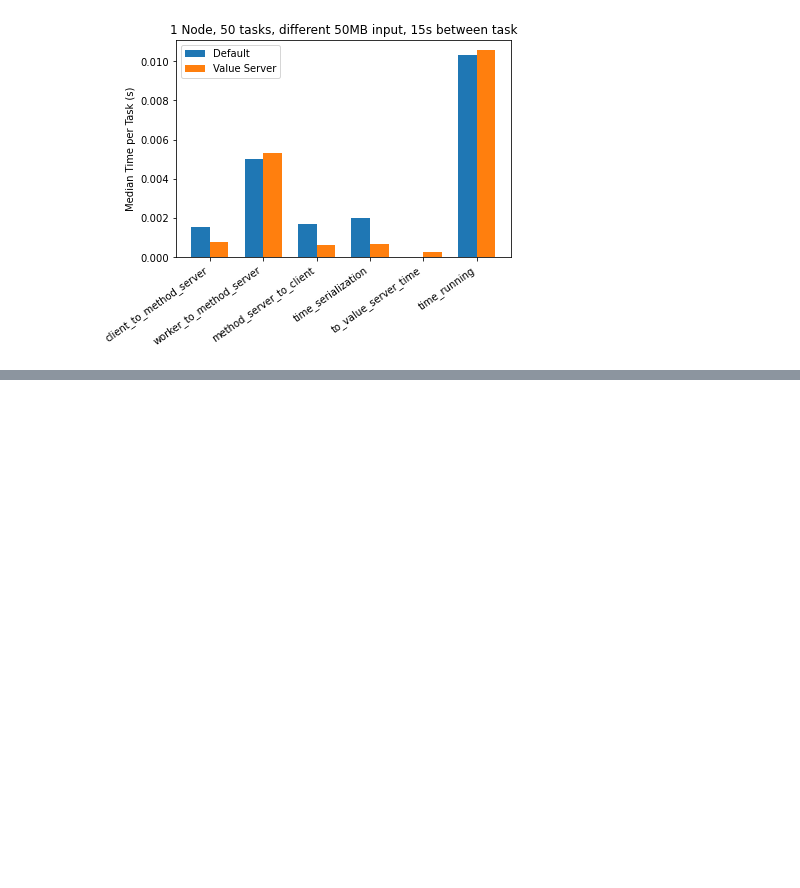
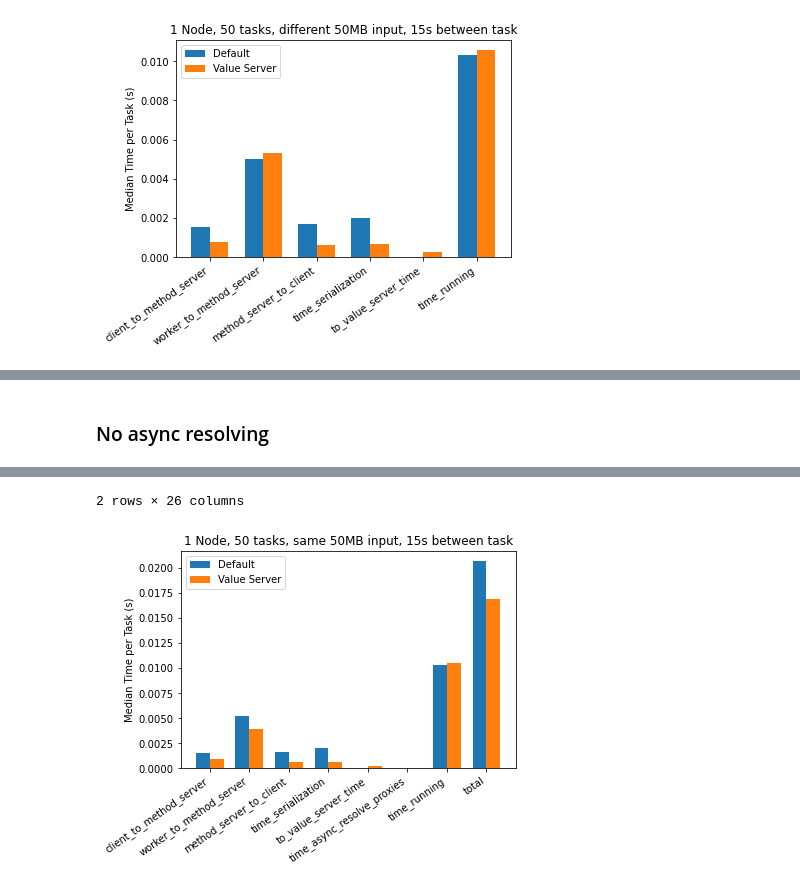
Before and after one commit to exalearn/colmena, a Jupyter notebook: demo_apps/synthetic-data/performance.ipynb, the cells around one changed output, grey strips where cells are left out. Cells and saved outputs as stored; diff of their text form; code cells hidden in the pictures; blank space fills up the shorter version.

```diff
--- a/demo_apps/synthetic-data/performance.ipynb
+++ b/demo_apps/synthetic-data/performance.ipynb
@@ -150,0 +210,24 @@ plt.show()
+# %% [markdown]
+### No async resolving
+# %%
+rundir = 'runs/full_test_reuse_30s_50x50_v3/'
+run_paths = list(map(str, Path(rundir).rglob('*runtime.log')))
+results = aggregate_runs(run_paths)
+results['total'] = results[cols].sum(axis=1)
+display(results)
+
+no_value_server = results.loc[results['value_server'] == False][cols]
+value_server = results.loc[results['value_server'] == True][cols]
+
+width = 0.35
+fig, ax = plt.subplots()
+plt.bar(ind, no_value_server.to_numpy()[0], width, label='Default')
+plt.bar(ind+width, value_server.to_numpy()[0], width, label='Value Server')
+
+plt.title('1 Node, 50 tasks, same 50MB input, 15s between task')
+plt.ylabel('Median Time per Task (s)')
+ax.set_xticks(ind + width/2)
+ax.set_xticklabels(cols, ha="right", rotation=35)
+plt.legend(loc='best')
+plt.show()
+# %% [output]
@@ -150,0 +237,2 @@ plt.show()
+2 rows × 26 columns
+[figure, added]
```
Also changed, not shown: parts of 11 cells of this notebook, 7 other files.
